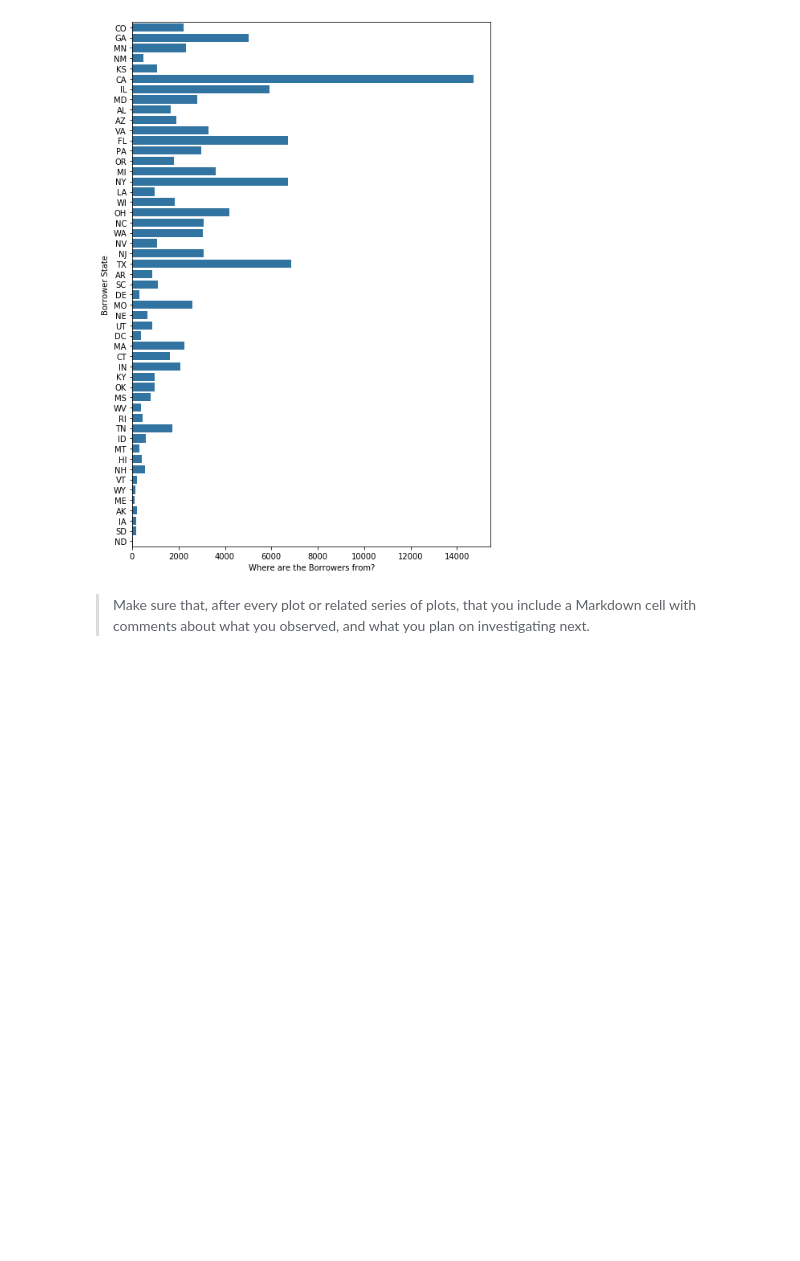
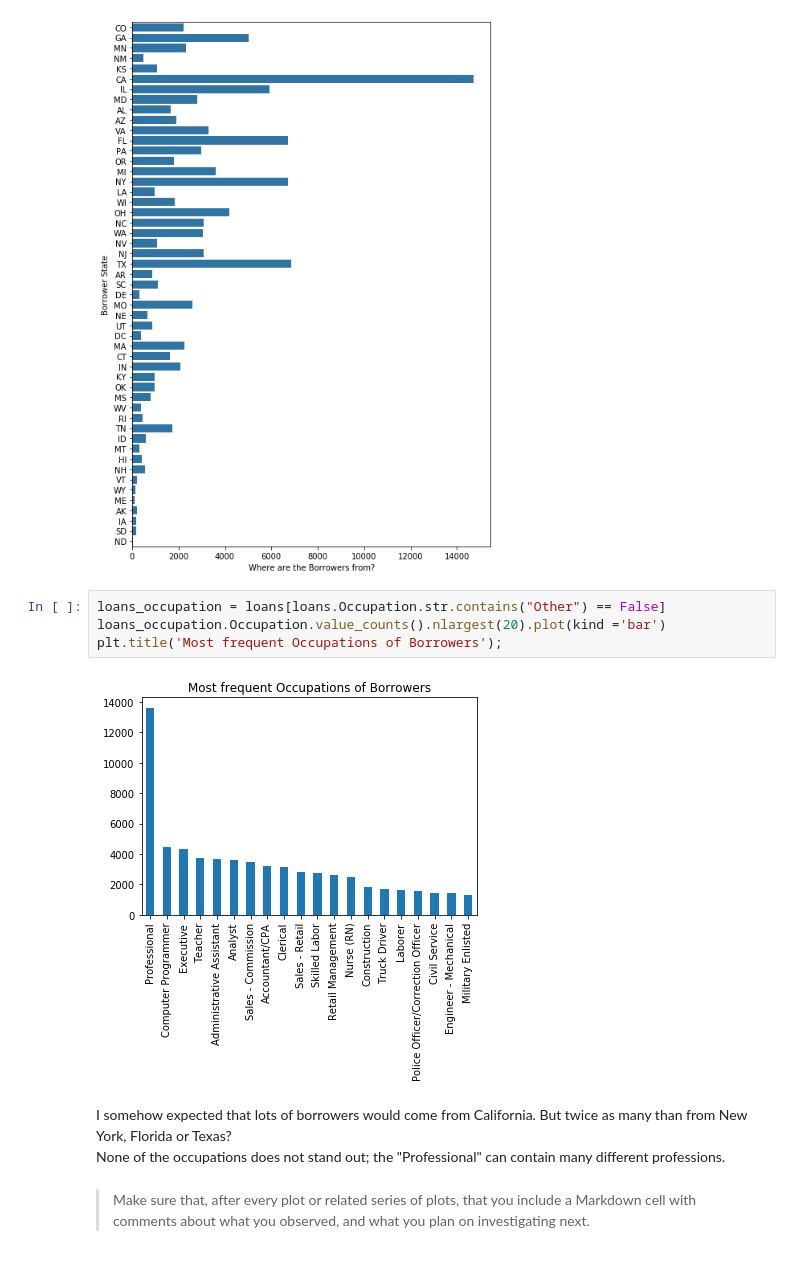
Before and after one commit to RosvitaR/Visualisation-Practice, a Jupyter notebook: exploration_template.ipynb, the cells around one changed output. Cells and saved outputs as stored; diff of their text form; blank space fills up the shorter version.

```diff
--- a/exploration_template.ipynb
+++ b/exploration_template.ipynb
@@ -188,6 +194,15 @@ plt.ylabel('Borrower State')
 plt.xlabel('Where are the Borrowers from?');
 # %% [output]
 [figure]
+# %%
+loans_occupation = loans[loans.Occupation.str.contains("Other") == False]
+loans_occupation.Occupation.value_counts().nlargest(20).plot(kind ='bar')
+plt.title('Most frequent Occupations of Borrowers');
+# %% [output]
+[figure, added]
+# %% [markdown]
+I somehow expected that lots of borrowers would come from California. But twice as many than from New York, Florida or Texas? <br>
+None of the occupations does not stand out; the "Professional" can contain many different professions.
 # %% [markdown]
 > Make sure that, after every plot or related series of plots, that you
 include a Markdown cell with comments about what you observed, and what
```
Also changed, not shown: parts of 9 cells of this notebook.
